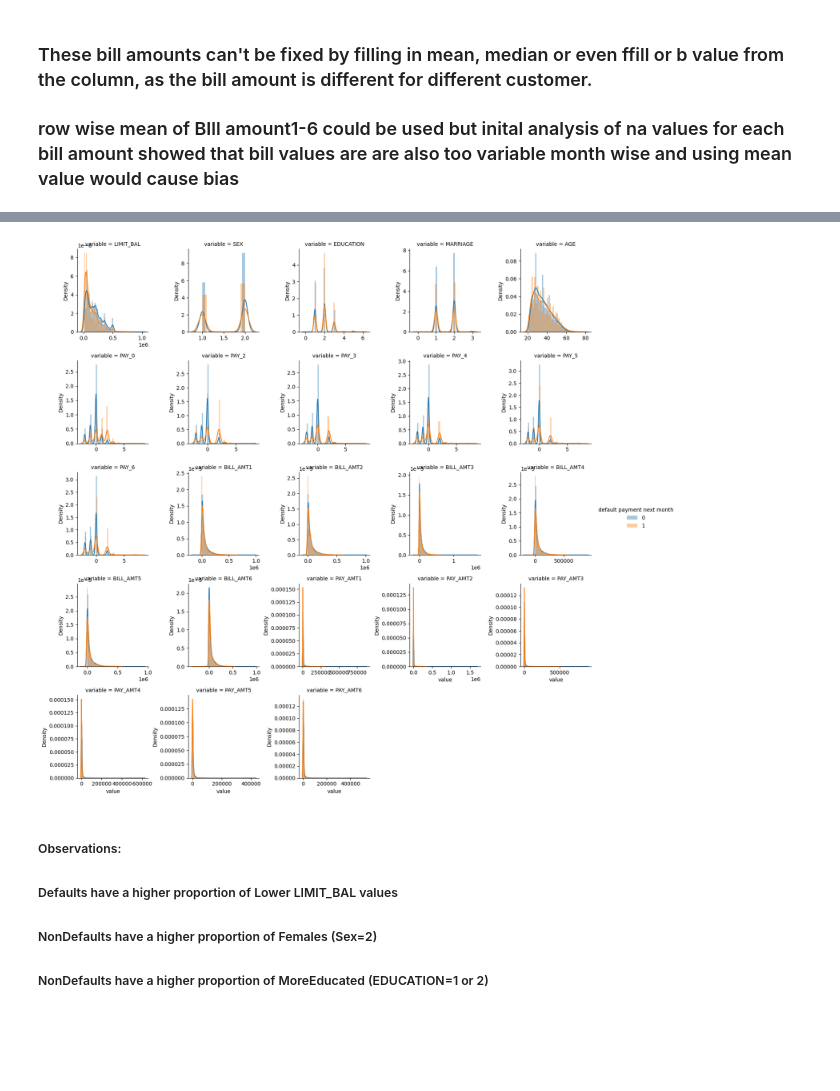
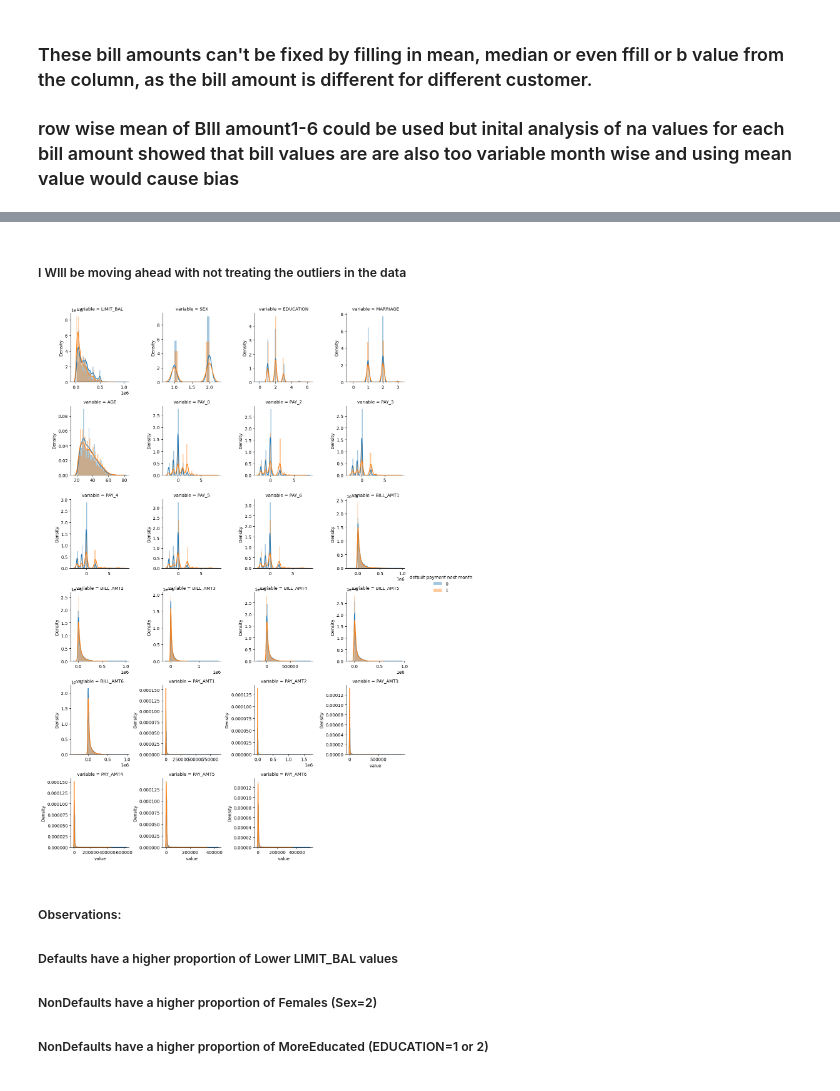
Before and after one commit to keshav1998/renew-hiring-challenge, a Jupyter notebook: EDA.ipynb, the cells around one changed output, grey strips where cells are left out. Drawn from its saved outputs; the diff is of its cells as text; code cells hidden in the pictures; blank space fills up the shorter version.

```diff
--- a/EDA.ipynb
+++ b/EDA.ipynb
@@ -148,0 +209,2 @@ df[(df.BILL_AMT1.notna()) & (df.BILL_AMT2.notna()) & (df.BILL_AMT3.notna()) &\
+# %% [markdown]
+##### I WIll be moving ahead with not treating the outliers in the data
@@ -149,14 +213,14 @@ df[(df.BILL_AMT1.notna()) & (df.BILL_AMT2.notna()) & (df.BILL_AMT3.notna()) &\
 # %%
 output = 'default payment next month'
 cols = [ f for f in df.columns if df.dtypes[ f ] != "object"]
 cols.remove( "ID")
 cols.remove(output)
 
 f = pd.melt( df, id_vars=output, value_vars=cols)
-g = sns.FacetGrid( f, hue=output, col="variable", col_wrap=5, sharex=False, sharey=False )
+g = sns.FacetGrid( f, hue=output, col="variable", col_wrap=4, sharex=False, sharey=False )
 g = g.map( sns.distplot, "value", kde=True).add_legend()
 # %% [output]
-[figure, old version]
+[figure, new version]
 # %% [markdown]
 ##### Observations:
 
```
Also changed, not shown: parts of 18 cells of this notebook, 1 other file.
